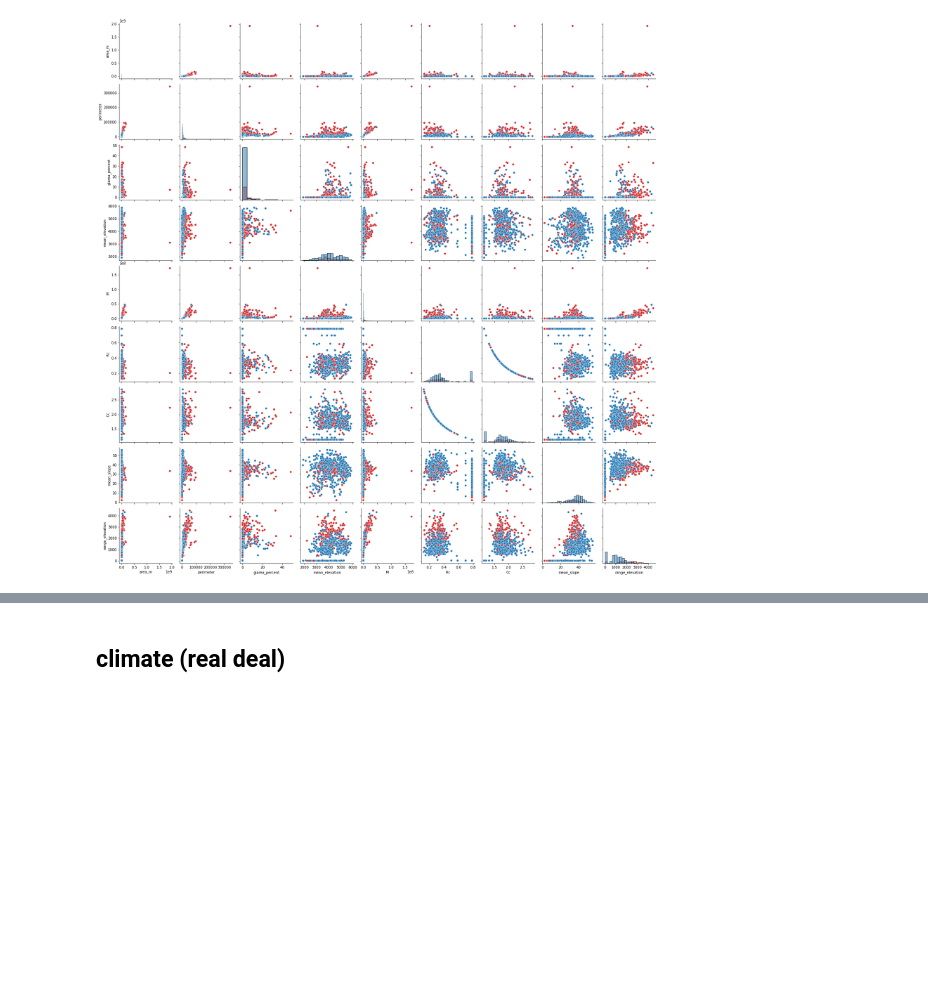
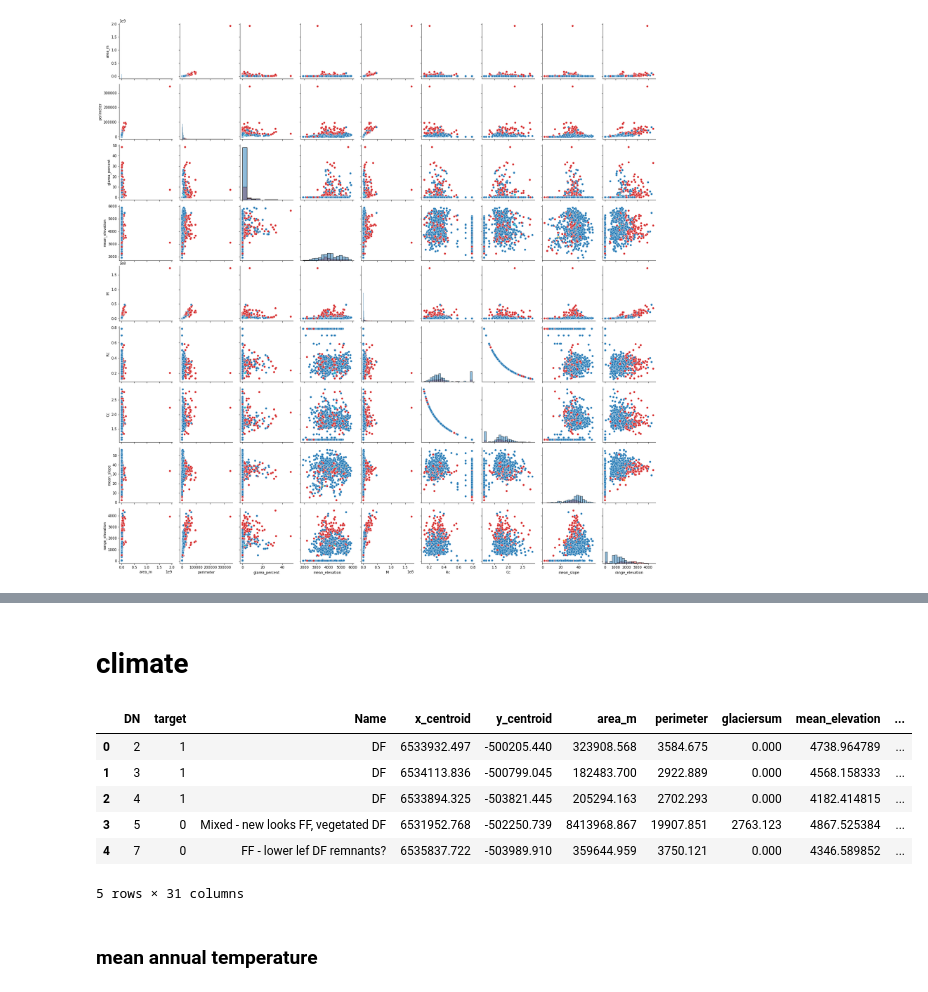
Before and after one commit to varyabazilova/alluvialfans, a Jupyter notebook: 10_datawrangl_formodel!!/morphometry_and_climates.ipynb, the cells around one changed output, grey strips where cells are left out. Saved outputs shown, nothing was run; the diff lists cells and outputs as text; code cells hidden in the pictures; blank space fills up the shorter version.

```diff
--- a/10_datawrangl_formodel!!/morphometry_and_climates.ipynb
+++ b/10_datawrangl_formodel!!/morphometry_and_climates.ipynb
@@ -113,2 +123,19 @@ g.map_offdiag(sns.scatterplot)
 # %% [markdown]
-## climate (real deal)
+# climate
+# %%
+## read all temperatures
+
+df = pd.read_csv('/Users/varyabazilova/Desktop/alluvial_fans/dem_all/all_points_so_far/10_datawrangl_formodel!!/morphometrical_params.csv', sep = ';', index_col = 0)
+df = df[df.target.isin([1,0])]
+# %%
+df.head()
+# %% [output]
+|  | DN | target | Name | x_centroid | y_centroid | area_m | perimeter | glaciersum | mean_elevation | ... |
+| 0 | 2 | 1 | DF | 6533932.497 | -500205.440 | 323908.568 | 3584.675 | 0.000 | 4738.964789 | ... |
+| 1 | 3 | 1 | DF | 6534113.836 | -500799.045 | 182483.700 | 2922.889 | 0.000 | 4568.158333 | ... |
+| 2 | 4 | 1 | DF | 6533894.325 | -503821.445 | 205294.163 | 2702.293 | 0.000 | 4182.414815 | ... |
+| 3 | 5 | 0 | Mixed - new looks FF, vegetated DF | 6531952.768 | -502250.739 | 8413968.867 | 19907.851 | 2763.123 | 4867.525384 | ... |
+| 4 | 7 | 0 | FF - lower lef DF remnants? | 6535837.722 | -503989.910 | 359644.959 | 3750.121 | 0.000 | 4346.589852 | ... |
+5 rows × 31 columns
+# %% [markdown]
+### mean annual temperature
```
Also changed, not shown: parts of 9 cells of this notebook, 1 other file.
